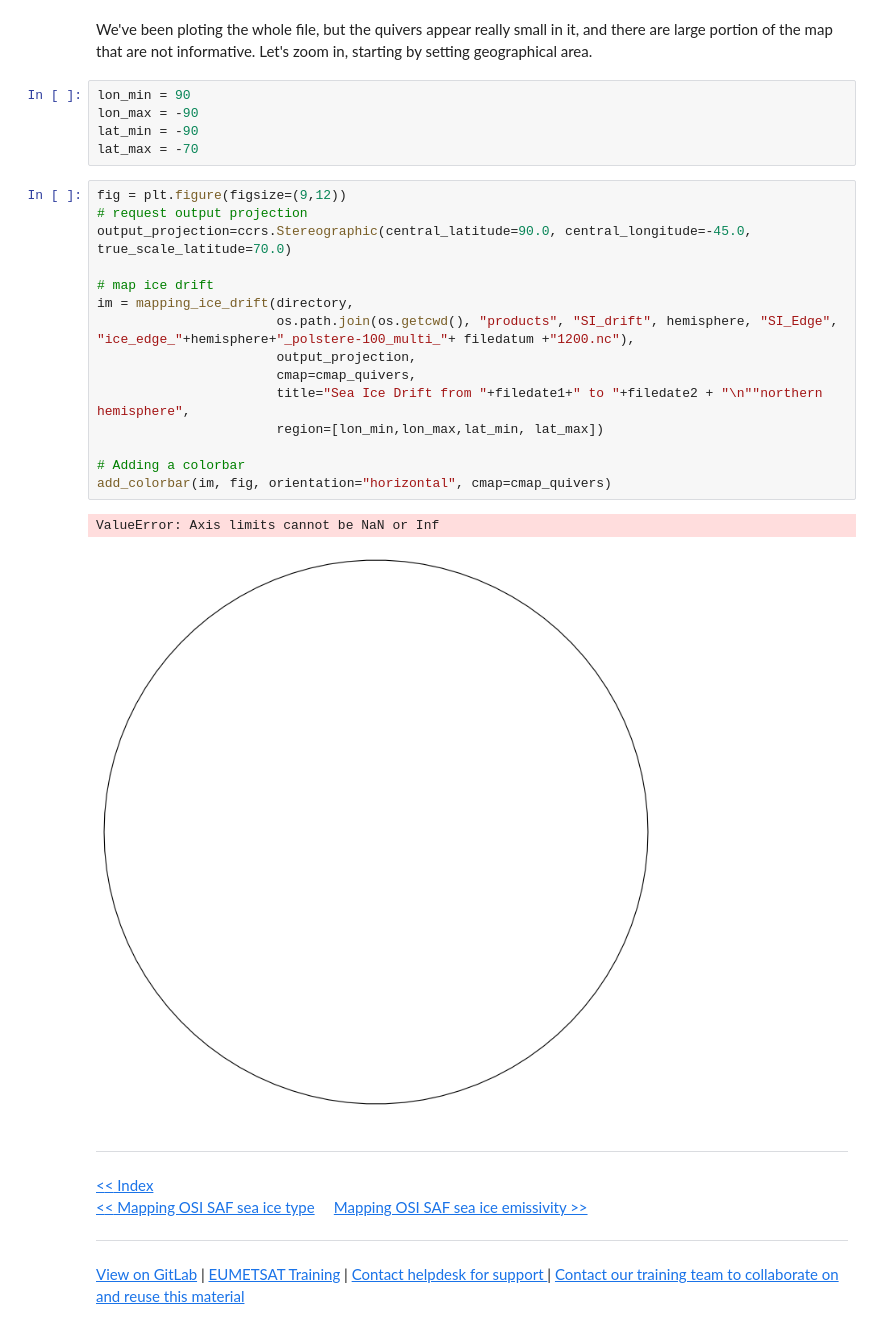
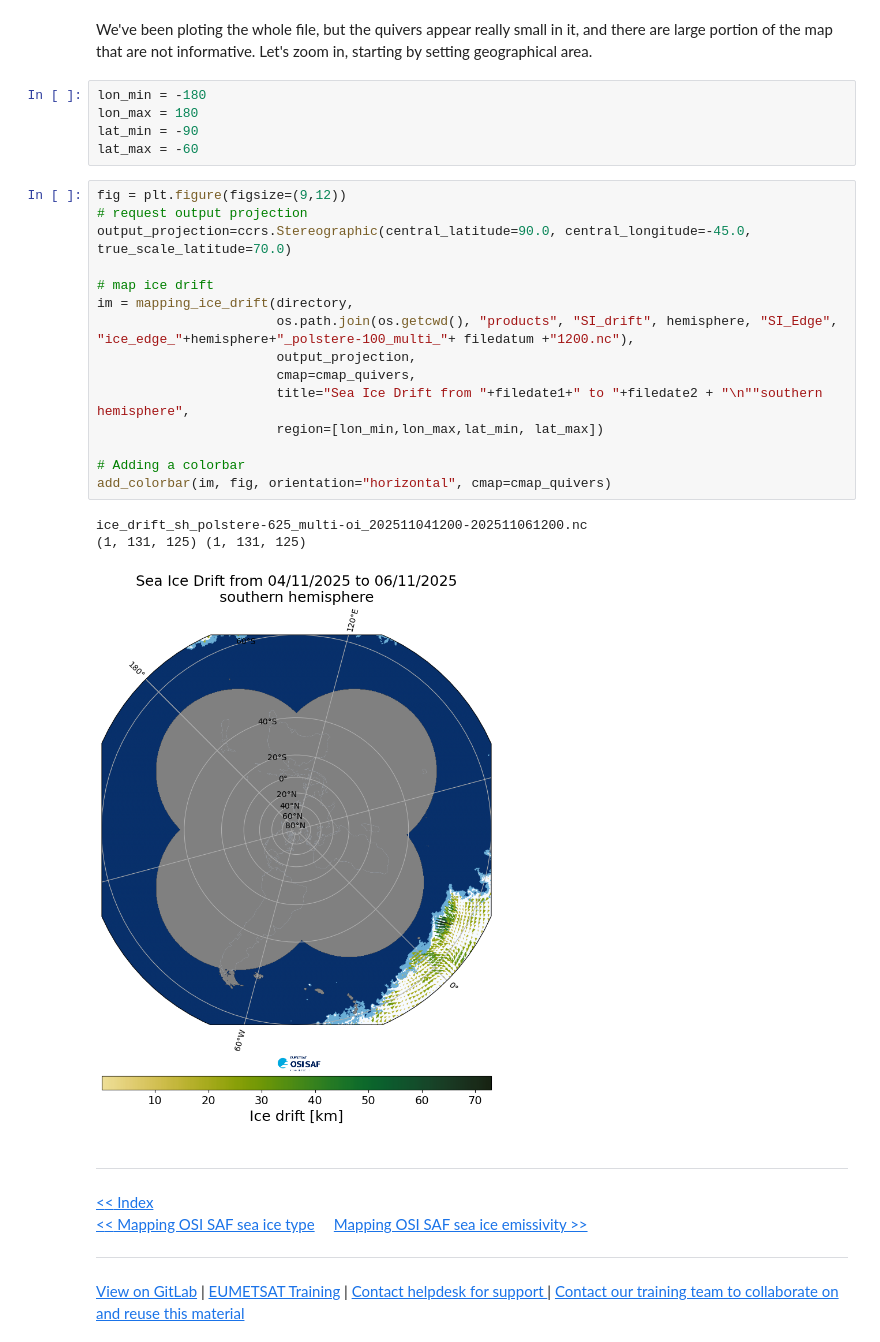
Before and after one commit to eumetsat/learn-osi-saf-sea-ice, a Jupyter notebook: 1_OSI_SAF_sea_ice_introductory/1_3d_OSI_SAF_sea_ice_mapping_Ice_Drift.ipynb, the cells around one changed output. Saved outputs shown, nothing was run; the diff lists cells and outputs as text.

```diff
--- a/1_OSI_SAF_sea_ice_introductory/1_3d_OSI_SAF_sea_ice_mapping_Ice_Drift.ipynb
+++ b/1_OSI_SAF_sea_ice_introductory/1_3d_OSI_SAF_sea_ice_mapping_Ice_Drift.ipynb
@@ -387,28 +387,29 @@ ice_drift_sh_polstere-625_multi-oi_202511041200-202511061200.nc
 # %% [markdown]
 We've been ploting the whole file, but the quivers appear really small in it, and there are large portion of the map that are not informative. Let's zoom in, starting by setting geographical area.
 # %%
-lon_min = 90
-lon_max = -90
+lon_min = -180
+lon_max = 180
 lat_min = -90
-lat_max = -70
+lat_max = -60
 # %%
 fig = plt.figure(figsize=(9,12))
 # request output projection
 output_projection=ccrs.Stereographic(central_latitude=90.0, central_longitude=-45.0, true_scale_latitude=70.0)
 
 # map ice drift
 im = mapping_ice_drift(directory,
                        os.path.join(os.getcwd(), "products", "SI_drift", hemisphere, "SI_Edge", "ice_edge_"+hemisphere+"_polstere-100_multi_"+ filedatum +"1200.nc"),
                        output_projection,
                        cmap=cmap_quivers,
-                       title="Sea Ice Drift from "+filedate1+" to "+filedate2 + "\n""northern hemisphere",
+                       title="Sea Ice Drift from "+filedate1+" to "+filedate2 + "\n""southern hemisphere",
                        region=[lon_min,lon_max,lat_min, lat_max])
 
 # Adding a colorbar
 add_colorbar(im, fig, orientation="horizontal", cmap=cmap_quivers)
 # %% [output]
-ValueError: Axis limits cannot be NaN or Inf
+ice_drift_sh_polstere-625_multi-oi_202511041200-202511061200.nc
+(1, 131, 125) (1, 131, 125)
-[figure, old version]
+[figure, new version]
 # %% [markdown]
 <hr>
 <a href="../Index.ipynb" target="_blank"><< Index</a>
```
